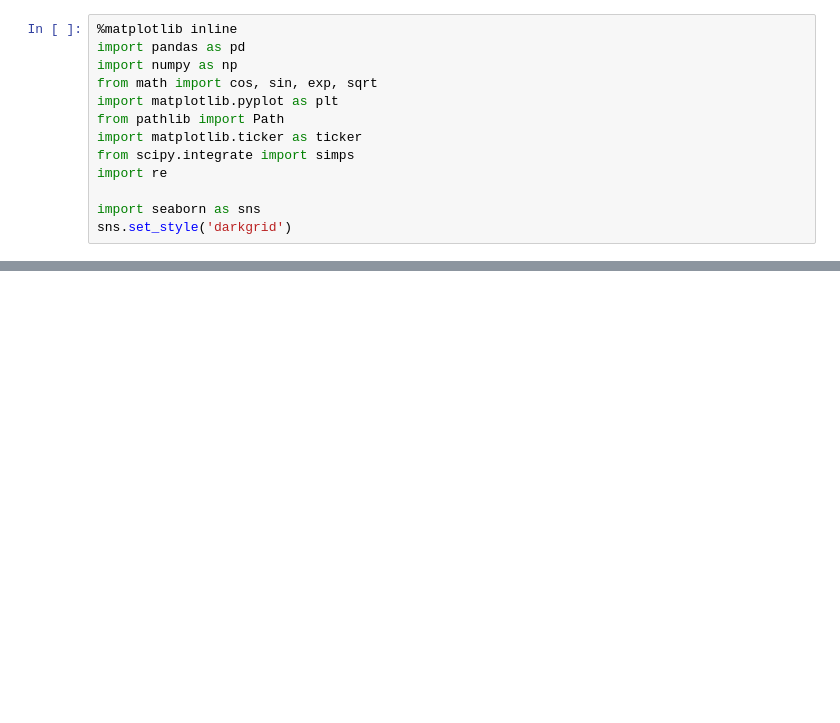
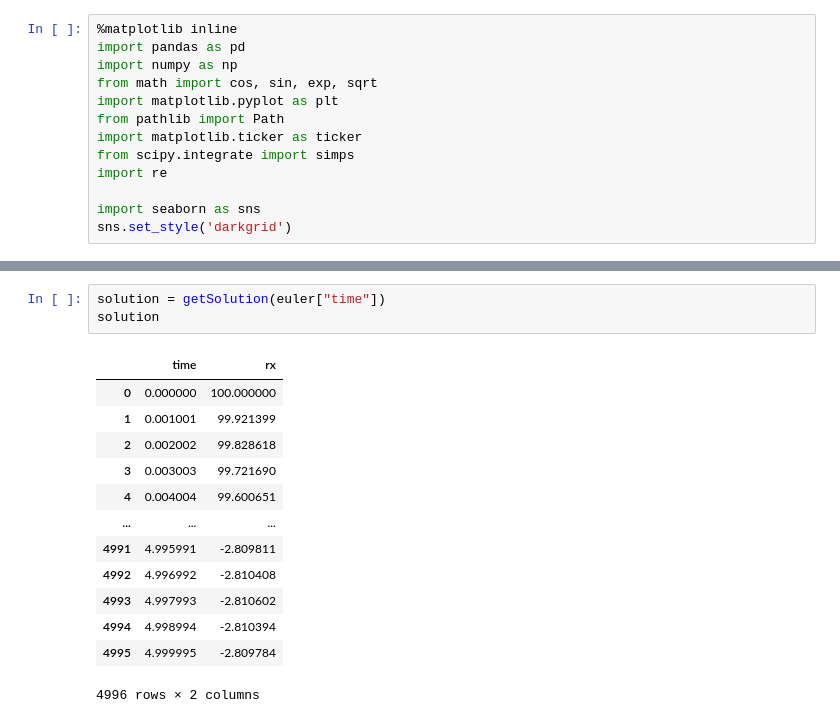
Before and after one commit to shadad00/Simulacion-de-sistemas, a Jupyter notebook: notebooks/TP4.ipynb, the cells around one changed output, grey strips where cells are left out. Drawn from its saved outputs; the diff is of its cells as text; blank space fills up the shorter version.

```diff
--- a/notebooks/TP4.ipynb
+++ b/notebooks/TP4.ipynb
@@ -38 +59,18 @@ def get_simulation_data(df):
+# %%
+solution = getSolution(euler["time"])
+solution
+# %% [output]
+|  | time | rx |
+| 0 | 0.000000 | 100.000000 |
+| 1 | 0.001001 | 99.921399 |
+| 2 | 0.002002 | 99.828618 |
+| 3 | 0.003003 | 99.721690 |
+| 4 | 0.004004 | 99.600651 |
+| ... | ... | ... |
+| 4991 | 4.995991 | -2.809811 |
+| 4992 | 4.996992 | -2.810408 |
+| 4993 | 4.997993 | -2.810602 |
+| 4994 | 4.998994 | -2.810394 |
+| 4995 | 4.999995 | -2.809784 |
+4996 rows × 2 columns
 # %%
```
Also changed, not shown: parts of 6 cells of this notebook, 3 other files.
